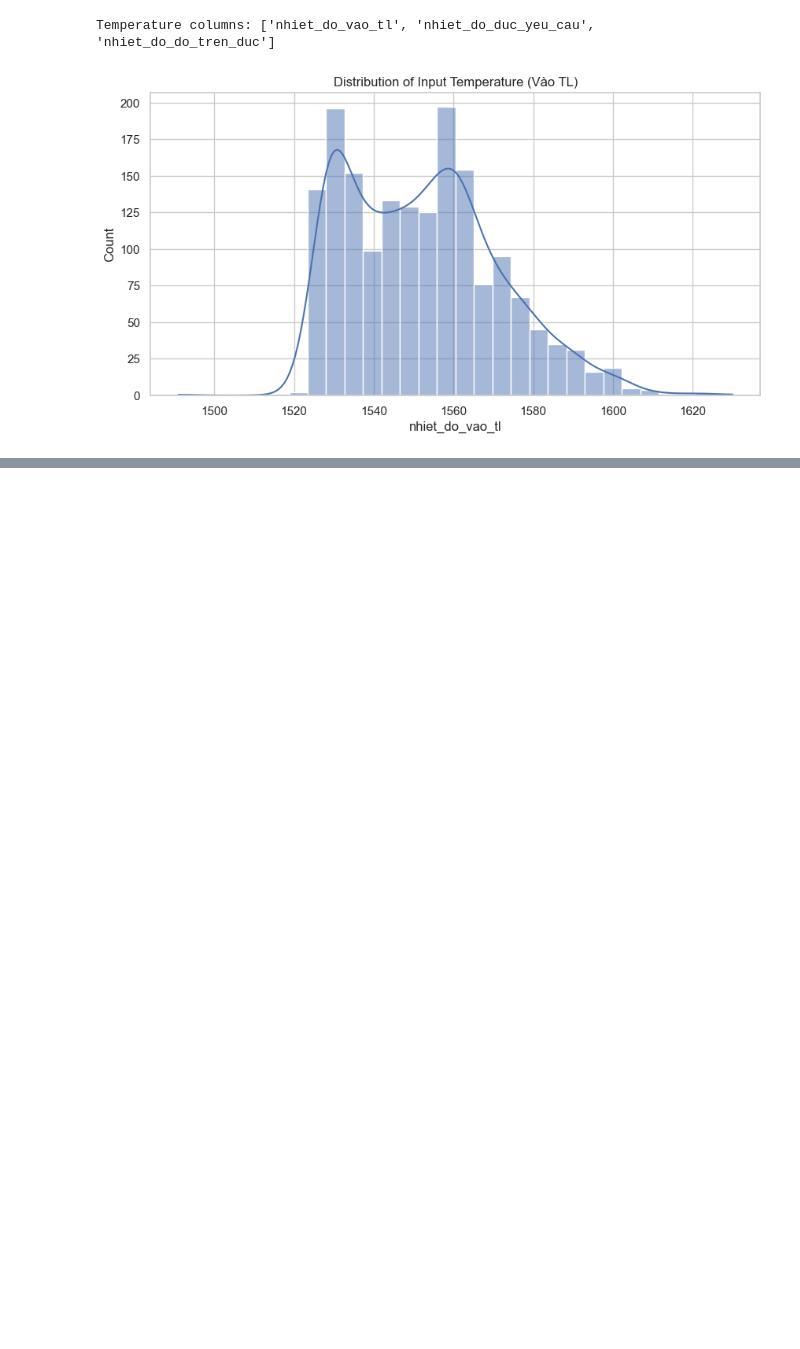
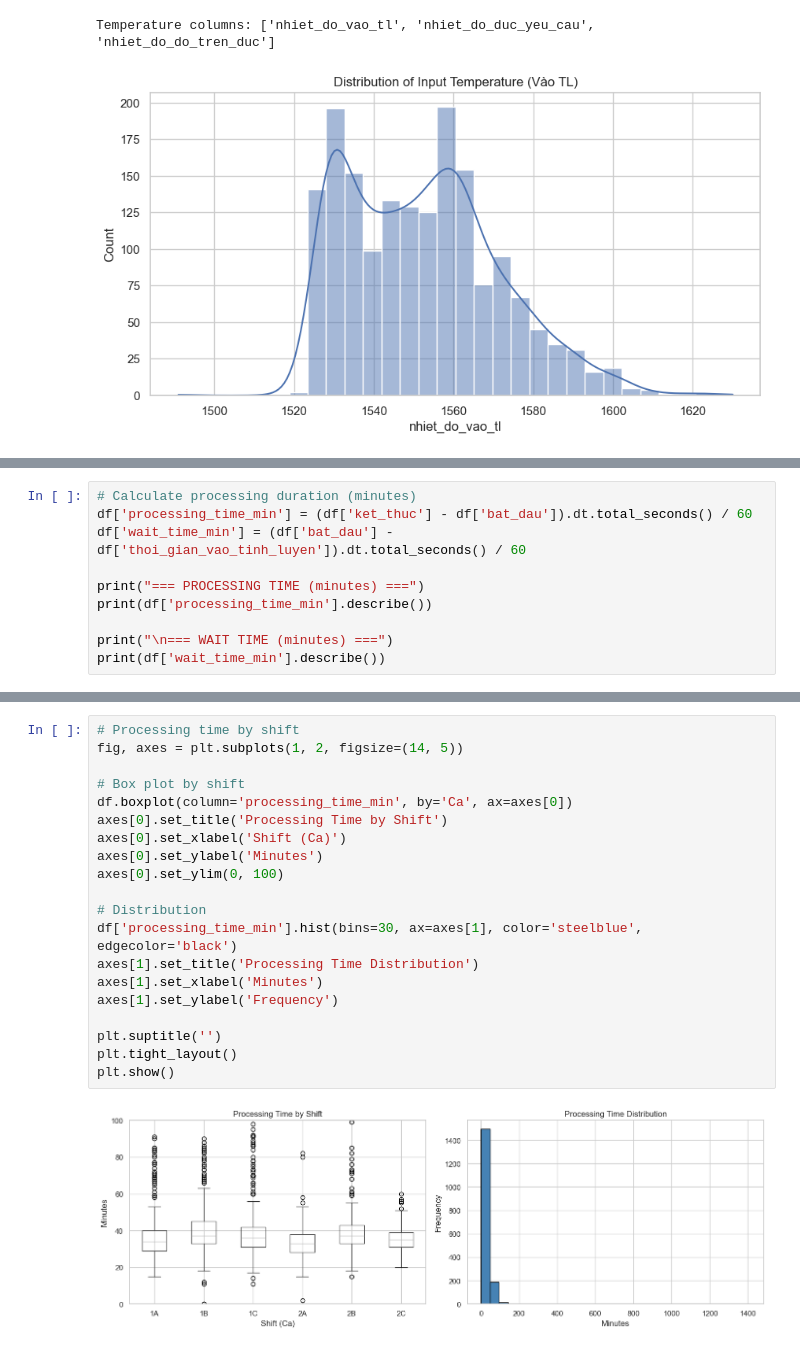
Before and after one commit to thanhnhatt29/alu-temp-cast-ml, a Jupyter notebook: LF-log-analysis.ipynb, the cells around one changed output, grey strips where cells are left out. Cells and saved outputs as stored; diff of their text form; blank space fills up the shorter version.

```diff
--- a/LF-log-analysis.ipynb
+++ b/LF-log-analysis.ipynb
@@ -297,0 +395,10 @@ Temperature columns: ['nhiet_do_vao_tl', 'nhiet_do_duc_yeu_cau', 'nhiet_do_do_tr
+# %%
+# Calculate processing duration (minutes)
+df['processing_time_min'] = (df['ket_thuc'] - df['bat_dau']).dt.total_seconds() / 60
+df['wait_time_min'] = (df['bat_dau'] - df['thoi_gian_vao_tinh_luyen']).dt.total_seconds() / 60
+
+print("=== PROCESSING TIME (minutes) ===")
+print(df['processing_time_min'].describe())
+
+print("\n=== WAIT TIME (minutes) ===")
+print(df['wait_time_min'].describe())
@@ -297,0 +423,22 @@ Temperature columns: ['nhiet_do_vao_tl', 'nhiet_do_duc_yeu_cau', 'nhiet_do_do_tr
+# %%
+# Processing time by shift
+fig, axes = plt.subplots(1, 2, figsize=(14, 5))
+
+# Box plot by shift
+df.boxplot(column='processing_time_min', by='Ca', ax=axes[0])
+axes[0].set_title('Processing Time by Shift')
+axes[0].set_xlabel('Shift (Ca)')
+axes[0].set_ylabel('Minutes')
+axes[0].set_ylim(0, 100)
+
+# Distribution
+df['processing_time_min'].hist(bins=30, ax=axes[1], color='steelblue', edgecolor='black')
+axes[1].set_title('Processing Time Distribution')
+axes[1].set_xlabel('Minutes')
+axes[1].set_ylabel('Frequency')
+
+plt.suptitle('')
+plt.tight_layout()
+plt.show()
+# %% [output]
+[figure, added]
```
Also changed, not shown: parts of 12 cells of this notebook, 2 other files.
